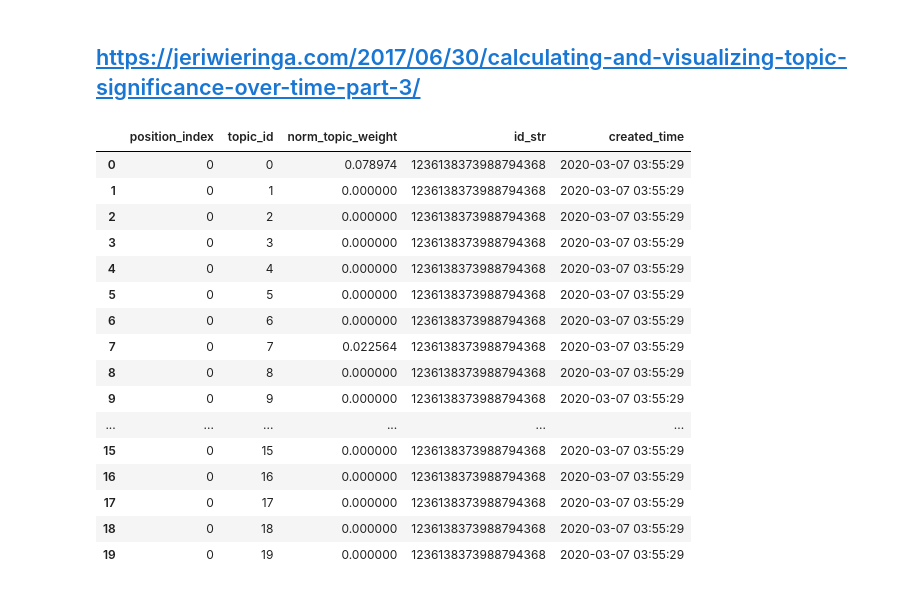
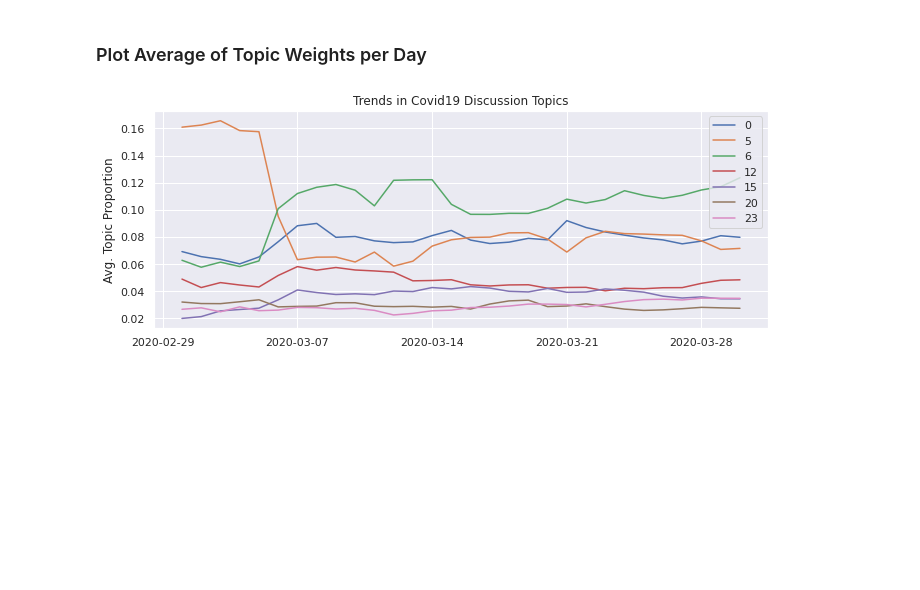
Before and after one commit to ponshane/covid19-tweets-topic-analysis, a Jupyter notebook: exploring-nmf-topics.ipynb, the cells around one changed output. Saved outputs shown, nothing was run; the diff lists cells and outputs as text; code cells hidden in the pictures; blank space fills up the shorter version.

Commit message:
finish the initial plot function of nmf model

```diff
--- a/exploring-nmf-topics.ipynb
+++ b/exploring-nmf-topics.ipynb
@@ -3,6 +25,7 @@ import pandas as pd
 # %%
-metadata_filename = "./corpora/FirstWeek-March-Tweets-Meta.csv"
-doc_topic_matrix_filename = "./models/FirstWeek-March-Tweets-50topics-dtm.csv"
+%%time
+metadata_filename = "{}{}-Meta.csv".format(corpora_path, fileTag)
 # Read back data from csv files
 metadata = pd.read_csv(metadata_filename)
-dtm = pd.read_csv(doc_topic_matrix_filename)
+doc_topic_matrix_filename = "{}{}{}-dtm.csv".format(model_path, fileTag, model_suffix)
+dtm = dtm_csv_to_pd_df(doc_topic_matrix_filename)
@@ -9,7 +34,0 @@ dtm = pd.read_csv(doc_topic_matrix_filename)
-# %%
-# Reorient from long to wide
-dtm = dtm.pivot(index='position_index', columns='topic_id',\
-               values='topic_weight').fillna(0)
-
-# Normalize each row as a valid probability distribution
-dtm = dtm.div(dtm.sum(axis=1), axis=0)
@@ -15,0 +78,10 @@ dtm = dtm.div(dtm.sum(axis=1), axis=0)
+# %%
+START = '2020-03-01'
+END = '2020-03-31'
+fig, ax = plt.subplots()
+for topic_id in ['0', '5', '6', '12', '15', '20', '23']:
+    ax.plot(max_counts.loc[START:END, int(topic_id)], label=topic_id)
+    ax.xaxis.set_major_locator(mdates.DayLocator(interval=7))
+    ax.legend()
+    ax.set_ylabel('Prevalence of the Top Topic per Day')
+    ax.set_title('Trends in Covid19 Discussion Topics');
@@ -40,29 +97,17 @@ df[9].resample('D').mean().plot()
-# %% [markdown]
-## https://jeriwieringa.com/2017/06/30/calculating-and-visualizing-topic-significance-over-time-part-3/
-# %%
-# Shift back to a long dataframe
-dtm = dtm.stack().reset_index()
-dtm.columns = ['position_index', 'topic_id', 'norm_topic_weight']
-
-# compile dataframes as one composit dataframe
-df = dtm.merge(metadata, on="position_index", how="left")
-# %%
-df.head(20)
-# %% [output]
-|  | position_index | topic_id | norm_topic_weight | id_str | created_time |
-| 0 | 0 | 0 | 0.078974 | 1236138373988794368 | 2020-03-07 03:55:29 |
-| 1 | 0 | 1 | 0.000000 | 1236138373988794368 | 2020-03-07 03:55:29 |
-| 2 | 0 | 2 | 0.000000 | 1236138373988794368 | 2020-03-07 03:55:29 |
-| 3 | 0 | 3 | 0.000000 | 1236138373988794368 | 2020-03-07 03:55:29 |
-| 4 | 0 | 4 | 0.000000 | 1236138373988794368 | 2020-03-07 03:55:29 |
-| 5 | 0 | 5 | 0.000000 | 1236138373988794368 | 2020-03-07 03:55:29 |
-| 6 | 0 | 6 | 0.000000 | 1236138373988794368 | 2020-03-07 03:55:29 |
-| 7 | 0 | 7 | 0.022564 | 1236138373988794368 | 2020-03-07 03:55:29 |
-| 8 | 0 | 8 | 0.000000 | 1236138373988794368 | 2020-03-07 03:55:29 |
-| 9 | 0 | 9 | 0.000000 | 1236138373988794368 | 2020-03-07 03:55:29 |
-| ... | ... | ... | ... | ... | ... |
-| 15 | 0 | 15 | 0.000000 | 1236138373988794368 | 2020-03-07 03:55:29 |
-| 16 | 0 | 16 | 0.000000 | 1236138373988794368 | 2020-03-07 03:55:29 |
-| 17 | 0 | 17 | 0.000000 | 1236138373988794368 | 2020-03-07 03:55:29 |
-| 18 | 0 | 18 | 0.000000 | 1236138373988794368 | 2020-03-07 03:55:29 |
-| 19 | 0 | 19 | 0.000000 | 1236138373988794368 | 2020-03-07 03:55:29 |
+# %% [markdown]
+### Plot Average of Topic Weights per Day
+# %%
+START = '2020-03-01'
+END = '2020-03-31'
+GRAN = "D"
+fig, ax = plt.subplots()
+# '5', '6'
+for topic_id in ['0', '5', '6', '12', '15', '20', '23']:
+    ax.plot(df.loc[START:END, int(topic_id)].resample(GRAN).mean(), label=topic_id)
+    # ax.set_xlim((np.datetime64(START), np.datetime64(END)))
+    ax.xaxis.set_major_locator(mdates.DayLocator(interval=7))
+    ax.legend()
+    ax.set_ylabel('Avg. Topic Proportion')
+    ax.set_title('Trends in Covid19 Discussion Topics');
+# %% [output]
+[figure, added]
```
Also changed, not shown: parts of 17 cells of this notebook.
